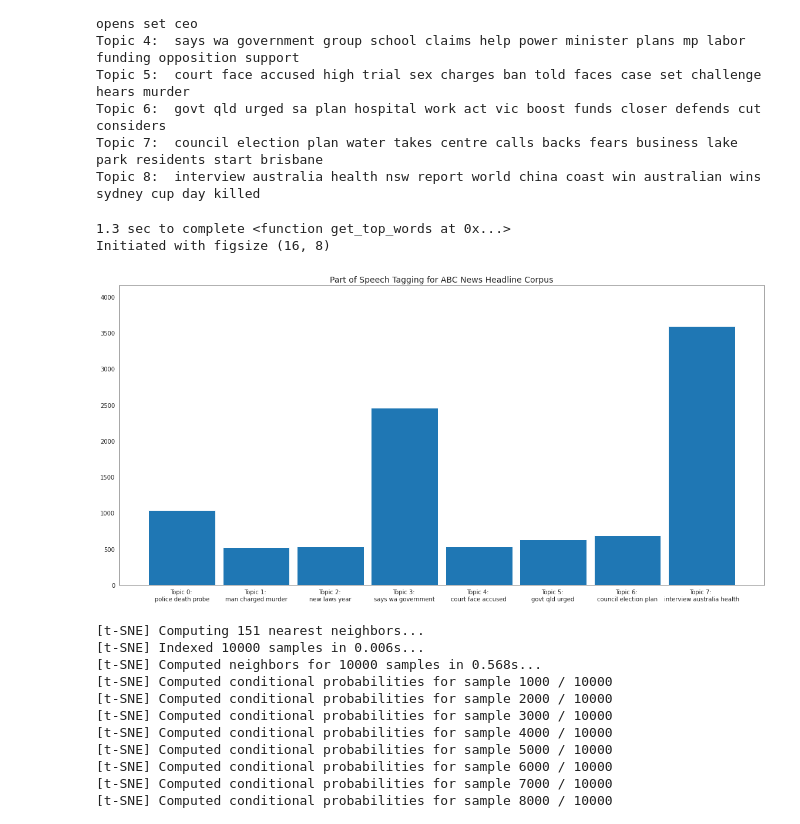
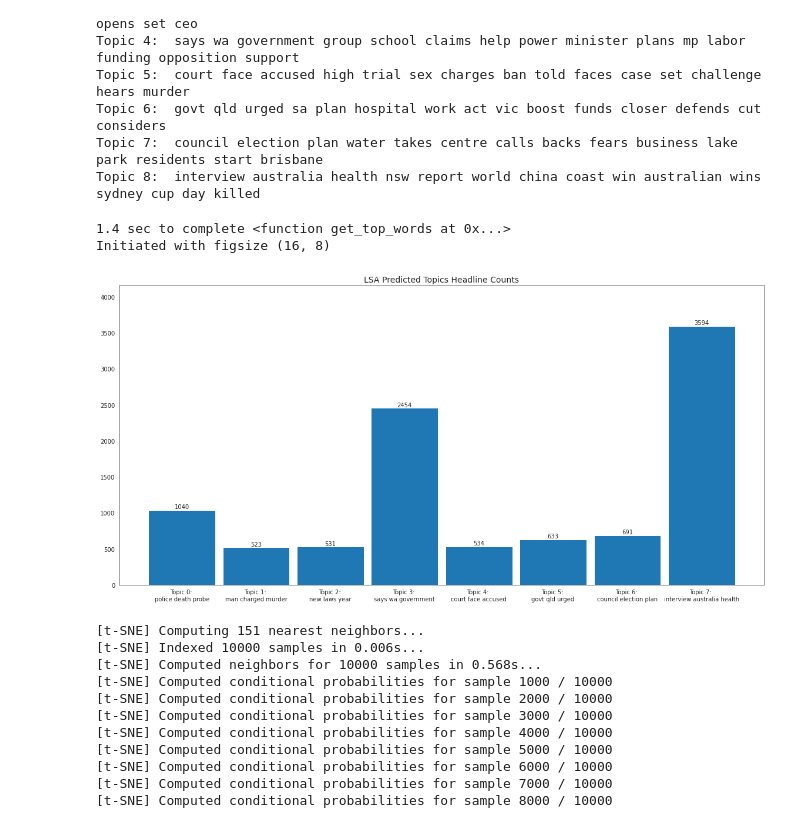
Before and after one commit to philippe-heitzmann/NLP_Topic_Modeling, a Jupyter notebook: Topic_Modeling_NLTK_Gensim.ipynb, the cells around one changed output. Saved outputs shown, nothing was run; the diff lists cells and outputs as text; code cells hidden in the pictures.

Commit message:
Adding sklearn-, gensim- and nltk-based topic modeling funcs and vizs

```diff
--- a/Topic_Modeling_NLTK_Gensim.ipynb
+++ b/Topic_Modeling_NLTK_Gensim.ipynb
@@ -223,15 +335,15 @@ lsa_categories = [7, 4, 3, 0, 6, 1, 2, 5]
 # %%
 top_3_words = get_top_words(n = 3, n_topics = 8, keys = lsa_keys, document_term_matrix = document_term_matrix, count_vectorizer = counter_vectorizer)
 labels = ['Topic {}: \n'.format(i) + top_3_words[i] for i in lsa_categories]
 
 df2 = pd.DataFrame({'lsa_categories':lsa_categories, 'lsa_counts':lsa_counts})
 df2.sort_values(by = 'lsa_categories', axis = 0, inplace = True)
 labels.sort()
 viz4 = Viz(df = df2, figsize = (16,8))
-fig, ax = viz4.make_barplot(x = 'lsa_categories', height = 'lsa_counts', barwidth = 0.9, ylim_scalefactor = 1.1, hline = False, vline = False, barh = False, label_adj = 1, annots = False,
-                            title = ('Part of Speech Tagging for ABC News Headline Corpus',14), xticklabels = labels, xticklocs = range(len(labels)), rotation = 0)
+fig, ax = viz4.make_barplot(x = 'lsa_categories', height = 'lsa_counts', barwidth = 0.9, ylim_scalefactor = 1.1, hline = False, vline = False, barh = False, label_adj = 1, annots = True,
+                            title = ('LSA Predicted Topics Headline Counts',14), xticklabels = labels, xticklocs = range(len(labels)), rotation = 0)
 # %% [output]
-1.3 sec to complete <function get_top_words at 0x...>
+1.4 sec to complete <function get_top_words at 0x...>
 Initiated with figsize (16, 8)
-[figure, old version]
+[figure, new version]
 # %%
```
Also changed, not shown: parts of 73 cells of this notebook.
